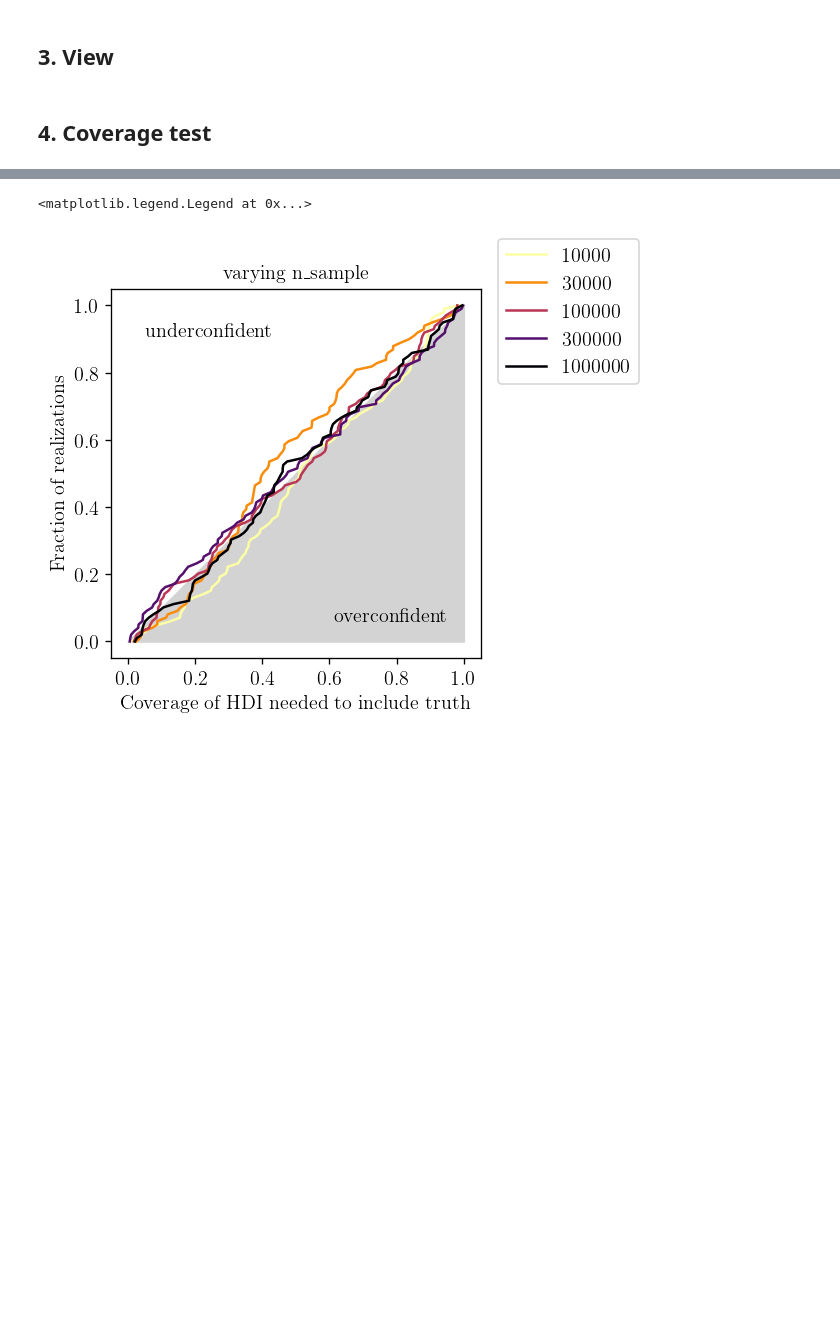
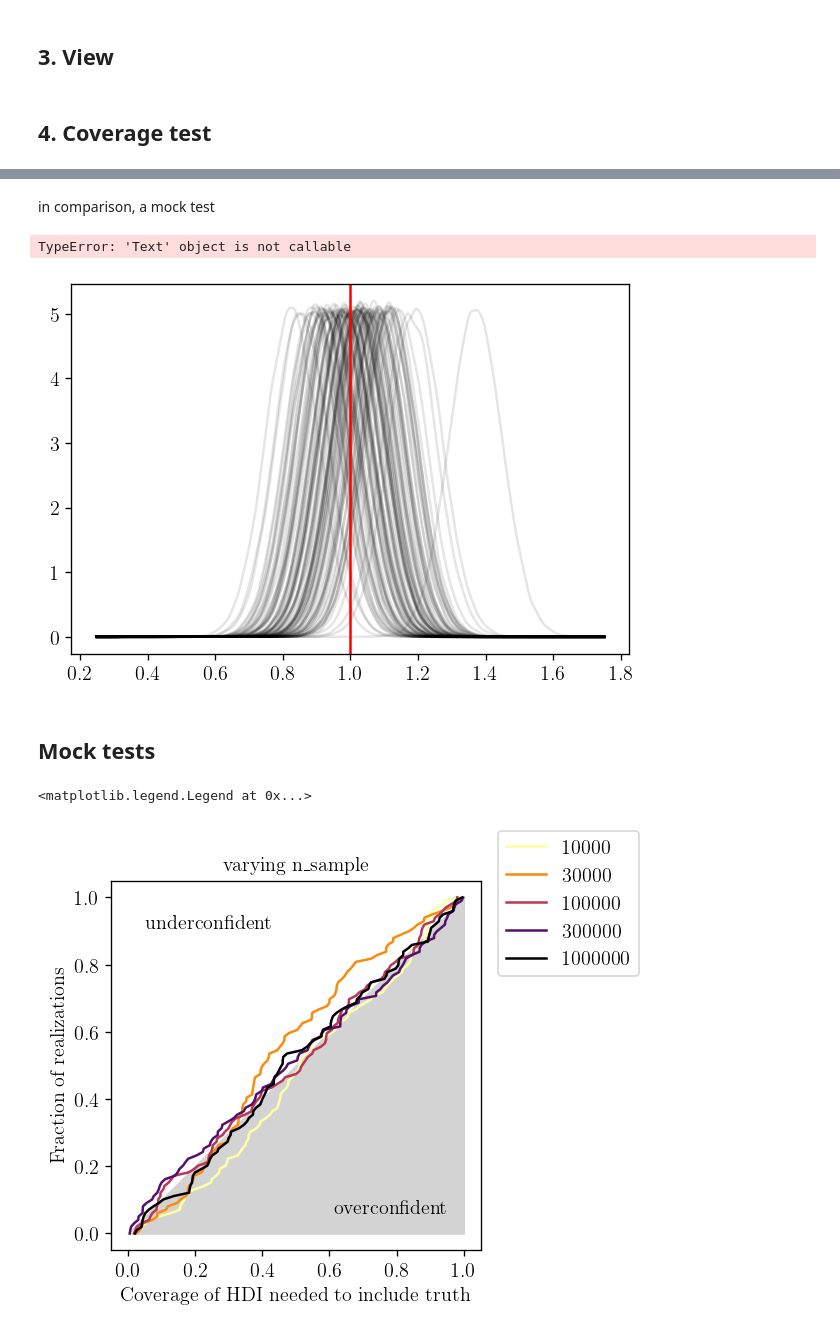
Before and after one commit to smsharma/fermi-prob-prog, a Jupyter notebook: notebooks/12_poissonian_simulations.ipynb, the cells around one changed output, grey strips where cells are left out. Cells and saved outputs as stored; diff of their text form; code cells hidden in the pictures; blank space fills up the shorter version.

```diff
--- a/notebooks/12_poissonian_simulations.ipynb
+++ b/notebooks/12_poissonian_simulations.ipynb
@@ -226,3 +254,23 @@ axs[1].text(0.05, 0.95, 'underconfident', ha='left', va='top');
+# %% [markdown]
+in comparison, a mock test
+# %%
+fig, ax = plt.subplots()
+
+for _ in tqdm(range(100)):
+    truth = 1
+    std = 0.07844684
+    measured = np.random.normal(truth, std)
+    samples = np.random.normal(measured, std, 50000)
+    kde = stats.gaussian_kde(samples)
+    val_s = np.linspace(0.25, 1.75, 1000)
+    ax.plot(val_s, kde(val_s), color='k', alpha=0.1)
+ax.axvline(true_val, color='red')
+ax.set(title='mock')
+# %% [output]
+TypeError: 'Text' object is not callable
+[figure, added]
+# %% [markdown]
+## Mock tests
 # %%
 n_sample_arr = [10000, 30000, 100000, 300000, 1000000]
 ps_mock_arr = []
```
Also changed, not shown: parts of 7 cells of this notebook.
